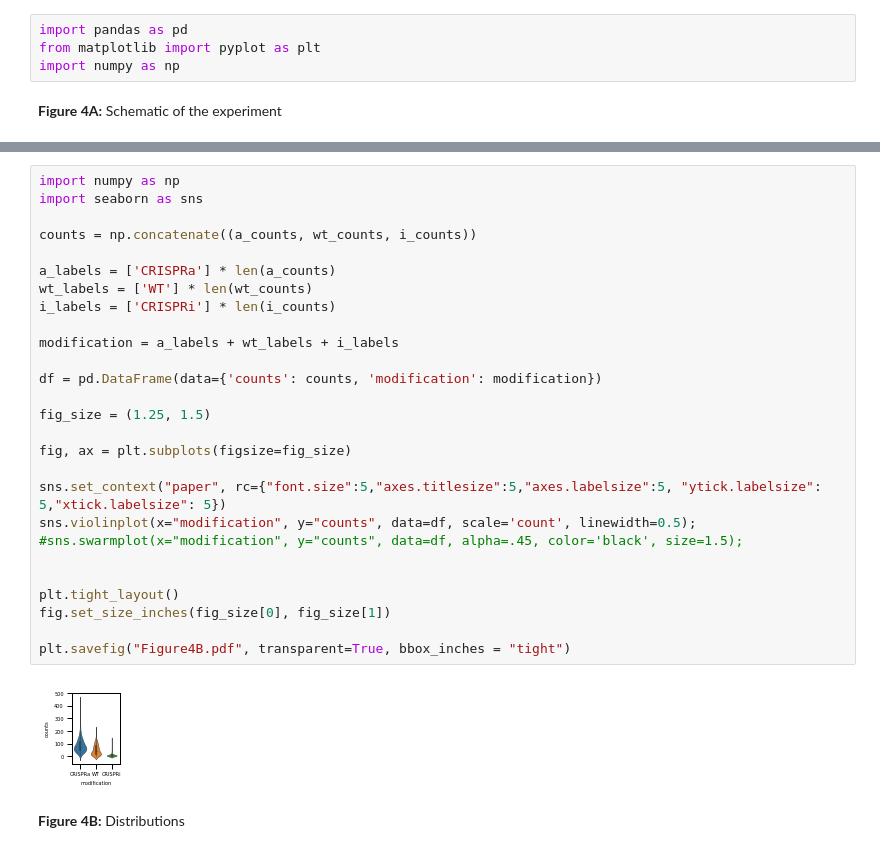
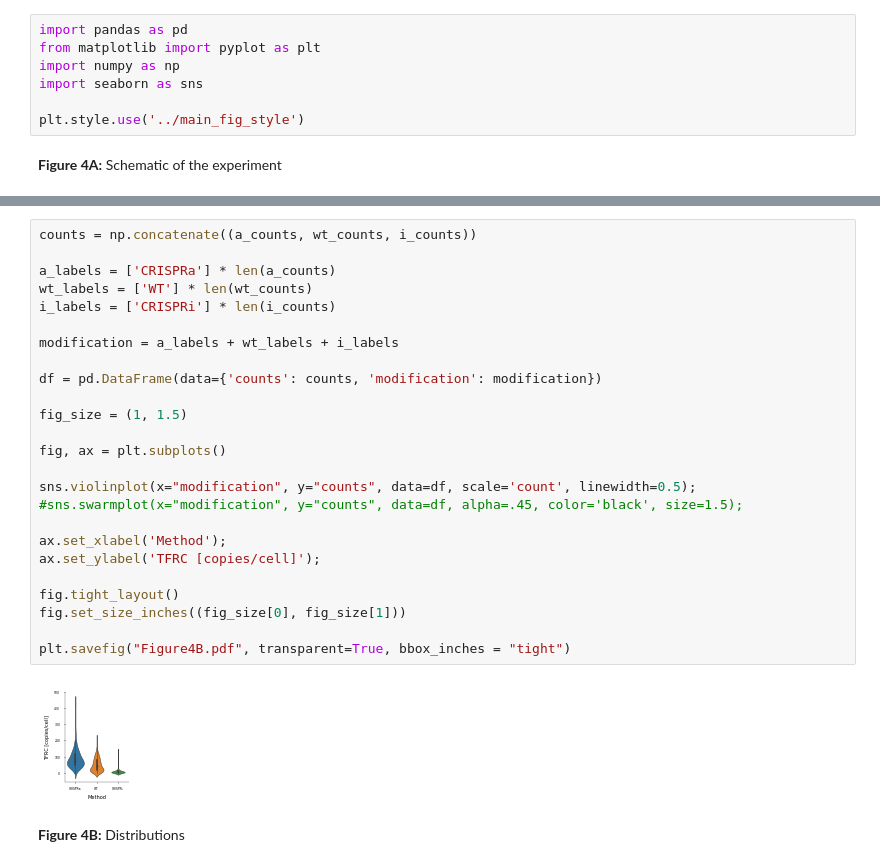
Before and after one commit to czbiohub/InSituPlatform-Manuscript, a Jupyter notebook: Figure4/Figure 4.ipynb, the cells around one changed output, grey strips where cells are left out. Cells and saved outputs as stored; diff of their text form.

```diff
--- a/Figure4/Figure 4.ipynb
+++ b/Figure4/Figure 4.ipynb
@@ -4,6 +4,9 @@
 import pandas as pd
 from matplotlib import pyplot as plt
 import numpy as np
+import seaborn as sns
+
+plt.style.use('../main_fig_style')
 # %% [markdown]
 **Figure 4A:** Schematic of the experiment
 # %%
@@ -42,31 +45,29 @@ Mean CRISPRi copy number [cnts/cell]: 11.055556
 # %%
-import numpy as np
-import seaborn as sns
-
 counts = np.concatenate((a_counts, wt_counts, i_counts))
 
 a_labels = ['CRISPRa'] * len(a_counts)
 wt_labels = ['WT'] * len(wt_counts)
 i_labels = ['CRISPRi'] * len(i_counts)
 
 modification = a_labels + wt_labels + i_labels
 
 df = pd.DataFrame(data={'counts': counts, 'modification': modification})
 
-fig_size = (1.25, 1.5)
+fig_size = (1, 1.5)
 
-fig, ax = plt.subplots(figsize=fig_size)
+fig, ax = plt.subplots()
 
-sns.set_context("paper", rc={"font.size":5,"axes.titlesize":5,"axes.labelsize":5, "ytick.labelsize": 5,"xtick.labelsize": 5})
 sns.violinplot(x="modification", y="counts", data=df, scale='count', linewidth=0.5);
 #sns.swarmplot(x="modification", y="counts", data=df, alpha=.45, color='black', size=1.5);
 
+ax.set_xlabel('Method');
+ax.set_ylabel('TFRC [copies/cell]');
 
-plt.tight_layout()
-fig.set_size_inches(fig_size[0], fig_size[1])
+fig.tight_layout()
+fig.set_size_inches((fig_size[0], fig_size[1]))
 
 plt.savefig("Figure4B.pdf", transparent=True, bbox_inches = "tight")
 # %% [output]
-[figure, old version]
+[figure, new version]
 # %% [markdown]
 **Figure 4B:** Distributions
```
Also changed, not shown: parts of 2 cells of this notebook, 9 other files.
